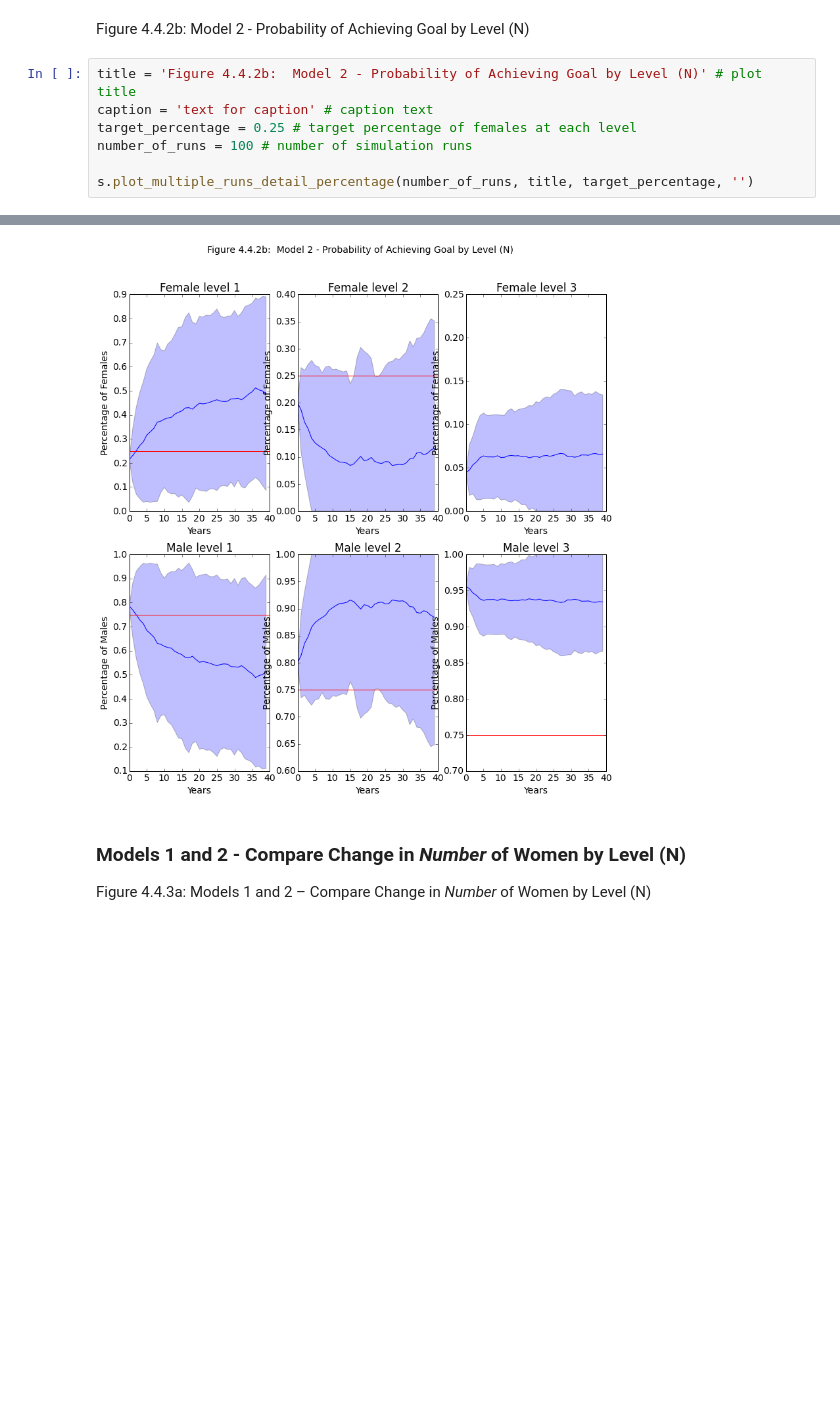
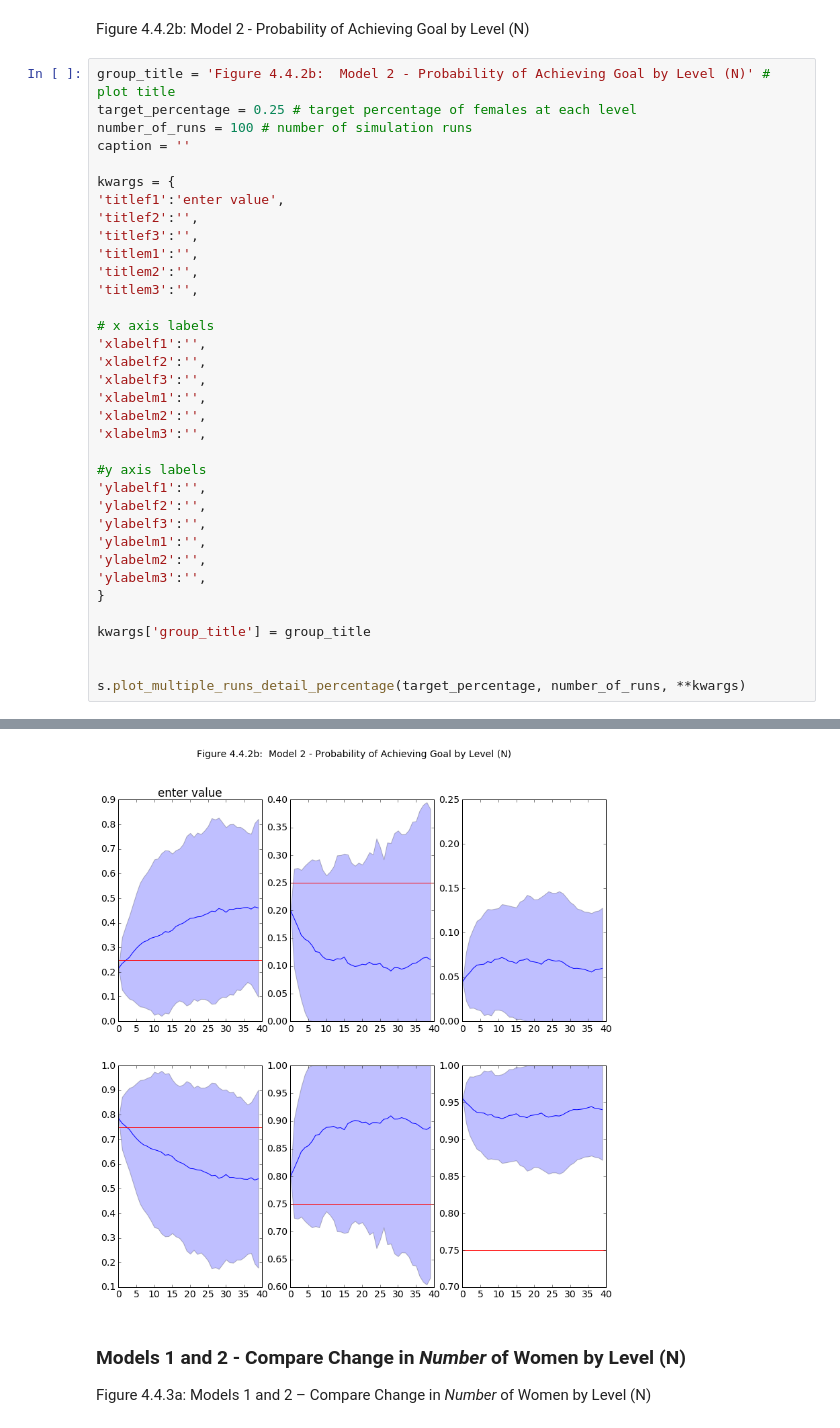
Before and after one commit to university-gender-evolution/notebooks-univ-gender, a Jupyter notebook: notebooks/mgmt_notebook05092016.ipynb, the cells around one changed output, grey strips where cells are left out. Cells and saved outputs as stored; diff of their text form; blank space fills up the shorter version.

```diff
--- a/notebooks/mgmt_notebook05092016.ipynb
+++ b/notebooks/mgmt_notebook05092016.ipynb
@@ -500,10 +533,38 @@ s.plot_multiple_runs_detail(100, plot_title, target)
 # %% [markdown]
 Figure 4.4.2b:  Model 2 - Probability of Achieving Goal by Level (N)
 # %%
-title = 'Figure 4.4.2b:  Model 2 - Probability of Achieving Goal by Level (N)' # plot title
-caption = 'text for caption' # caption text
+group_title = 'Figure 4.4.2b:  Model 2 - Probability of Achieving Goal by Level (N)' # plot title
 target_percentage = 0.25 # target percentage of females at each level
 number_of_runs = 100 # number of simulation runs
+caption = ''
 
-s.plot_multiple_runs_detail_percentage(number_of_runs, title, target_percentage, '')
+kwargs = {
+'titlef1':'enter value',
+'titlef2':'',
+'titlef3':'',
+'titlem1':'',
+'titlem2':'',
+'titlem3':'',
+
+# x axis labels
+'xlabelf1':'',
+'xlabelf2':'',
+'xlabelf3':'',
+'xlabelm1':'',
+'xlabelm2':'',
+'xlabelm3':'',
+
+#y axis labels
+'ylabelf1':'',
+'ylabelf2':'',
+'ylabelf3':'',
+'ylabelm1':'',
+'ylabelm2':'',
+'ylabelm3':'',
+}
+
+kwargs['group_title'] = group_title
+
+
+s.plot_multiple_runs_detail_percentage(target_percentage, number_of_runs, **kwargs)
 # %% [output]
@@ -510,4 +572,4 @@ s.plot_multiple_runs_detail_percentage(number_of_runs, title, target_percentage,
-[figure, old version]
+[figure, new version]
 # %% [markdown]
 ### Models 1 and 2 - Compare Change in *Number* of Women by Level (N)
 
```
Also changed, not shown: parts of 8 cells of this notebook.
